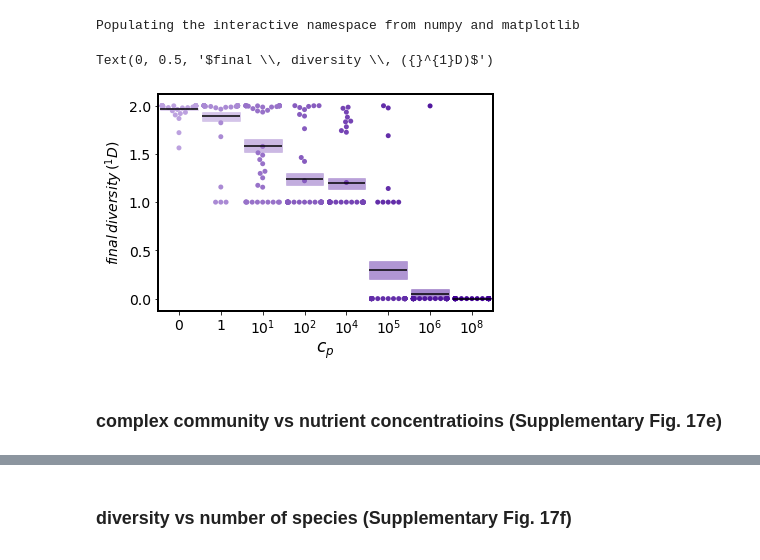
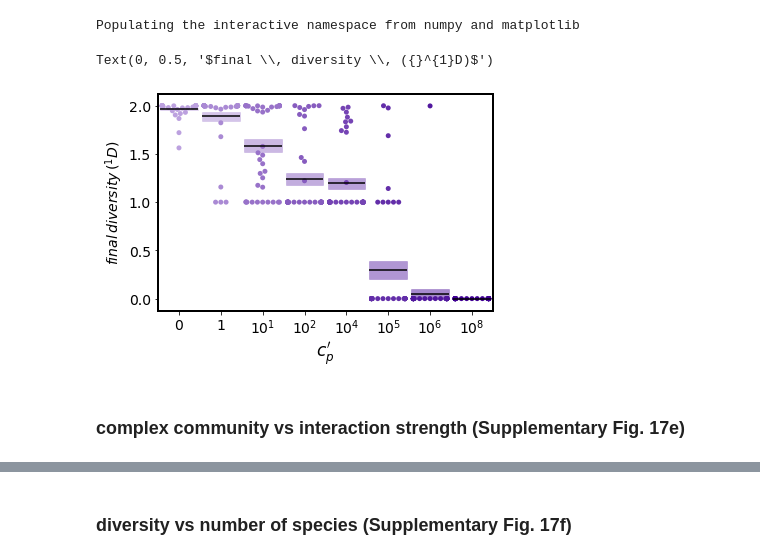
Before and after one commit to cratzke/Interaction-biodiversity-stability, a Jupyter notebook: model.ipynb, the cells around one changed output, grey strips where cells are left out. Cells and saved outputs as stored; diff of their text form; code cells hidden in the pictures.

```diff
--- a/model.ipynb
+++ b/model.ipynb
@@ -310,37 +301,37 @@ Populating the interactive namespace from numpy and matplotlib
 from seaborn import swarmplot
 from pandas import DataFrame
 import seaborn as sns
 from matplotlib import patches
 
 rcParams['font.size']=14
 rcParams['axes.linewidth']=2
 
 pal=sns.light_palette((64/255., 0, 148/255.), n_colors=11, input="rgb")
 sem=std(dive_pairs_res1,axis=1)/sqrt(40)
 
 ax=subplot(111)
 swarmplot(data=dive_pairs_res1.T, color='r', palette=pal[3:], zorder=1)
 
 hlines(mean(dive_pairs_res1,axis=1),arange(8)-.45,arange(8)+.45)
 
 for i in range(8):
     rec=patches.Rectangle((i-0.45,mean(dive_pairs_res1,axis=1)[i]-sem[i]),.9,2*sem[i],linewidth=.5,edgecolor='none'
                           , color=pal[3:][i]
                        , alpha=0.5)
     ax.add_patch(rec)
 
 
 
 
 xticks(arange(8),['$0$','$1$','$10^{1}$','$10^{2}$','$10^{4}$','$10^{5}$','$10^{6}$','$10^{8}$'])
-xlabel('$c_{p}$', size=17)
+xlabel('$c^{\prime}_{p}$', size=17)
 
 ylabel('$final \, diversity \, ({}^{1}D)$')
 # %% [output]
 Text(0, 0.5, '$final \\, diversity \\, ({}^{1}D)$')
-[figure, old version]
+[figure, new version]
 # %% [markdown]
-###  complex community vs nutrient concentratioins (Supplementary Fig. 17e)
+###  complex community vs interaction strength (Supplementary Fig. 17e)
 # %%
 %pylab inline
 
```
Also changed, not shown: parts of 16 cells of this notebook.
